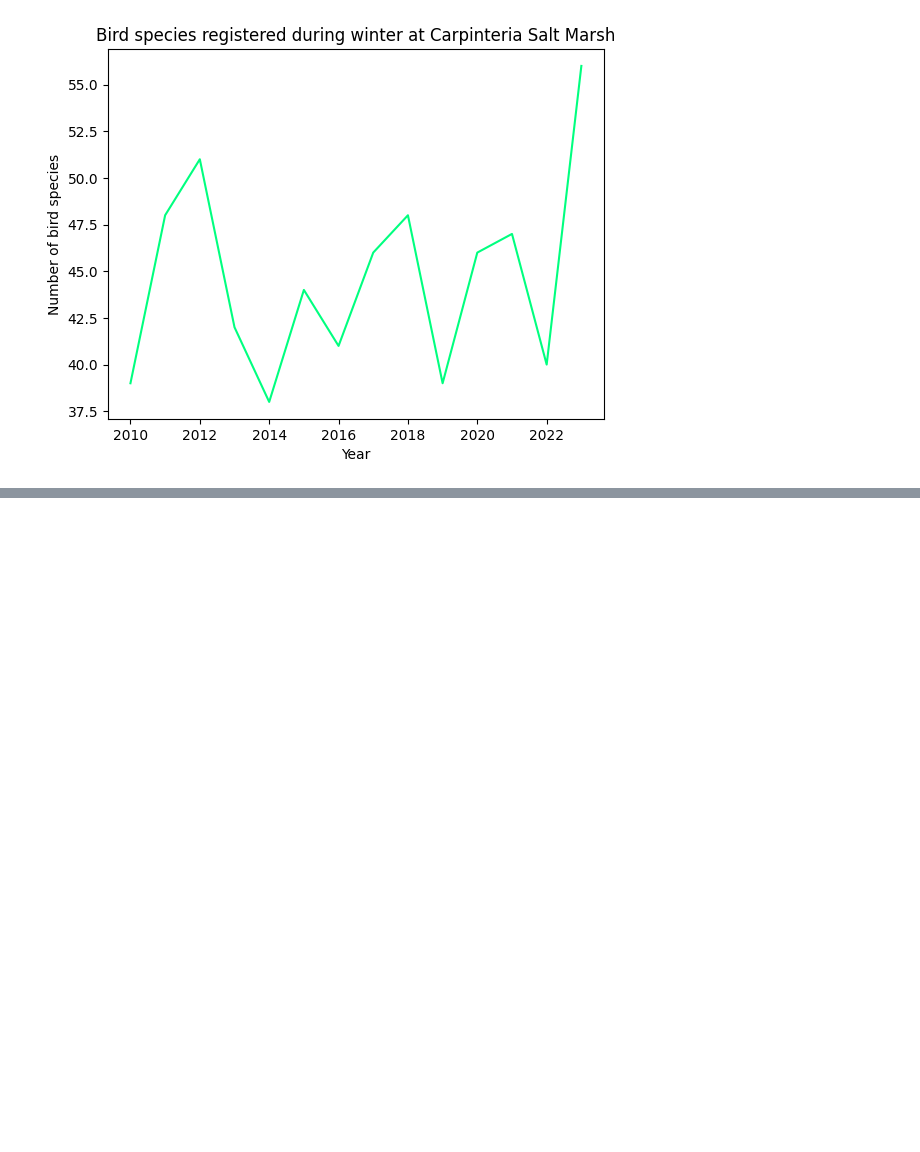
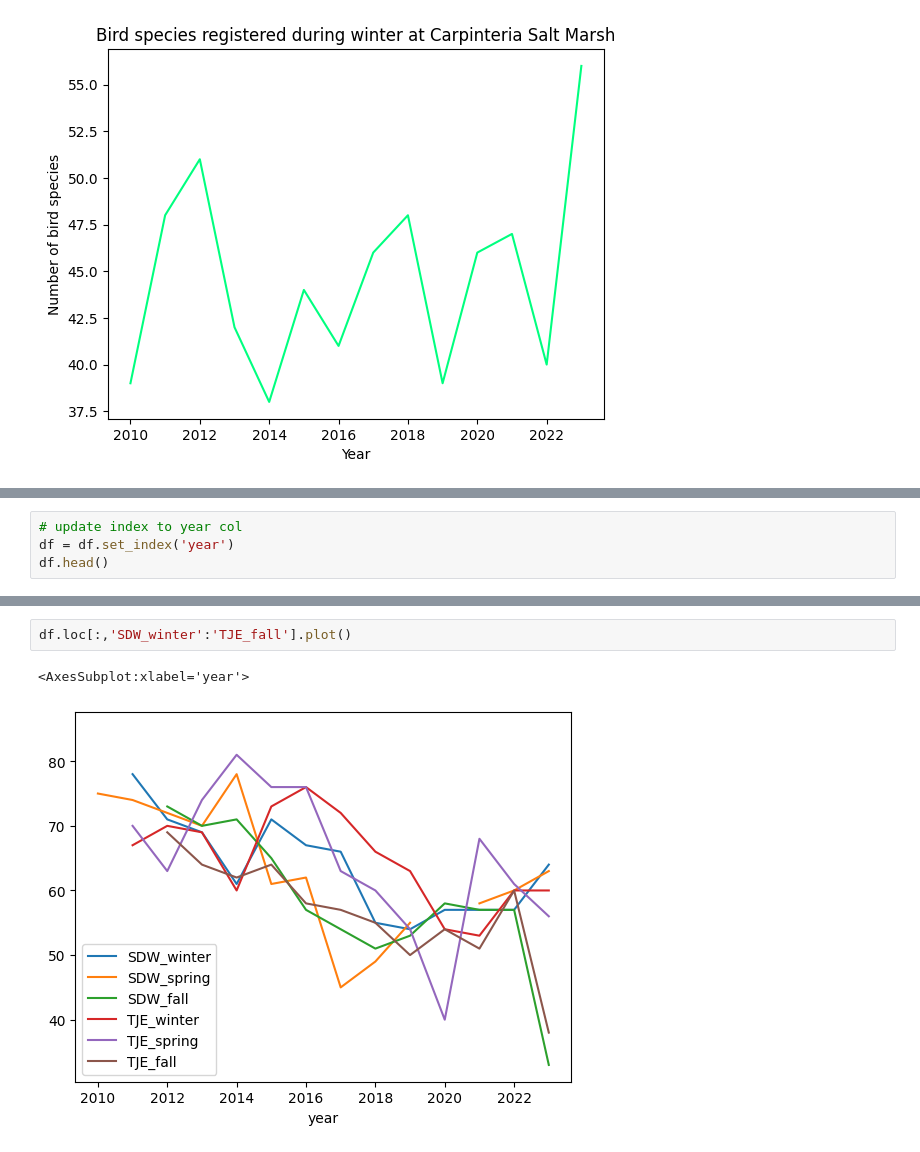
Before and after one commit to kaimorquecho/eds220-2025-in-class, a Jupyter notebook: week-2-basic-plotting.ipynb, the cells around one changed output, grey strips where cells are left out. Saved outputs shown, nothing was run; the diff lists cells and outputs as text; blank space fills up the shorter version.

```diff
--- a/week-2-basic-plotting.ipynb
+++ b/week-2-basic-plotting.ipynb
@@ -79,0 +184,4 @@ df.plot(x = "year",
+# %%
+# update index to year col
+df = df.set_index('year')
+df.head()
@@ -79,0 +216,5 @@ df.plot(x = "year",
+# %%
+df.loc[:,'SDW_winter':'TJE_fall'].plot()
+# %% [output]
+<AxesSubplot:xlabel='year'>
+[figure, added]
```
Also changed, not shown: parts of 22 cells of this notebook.
